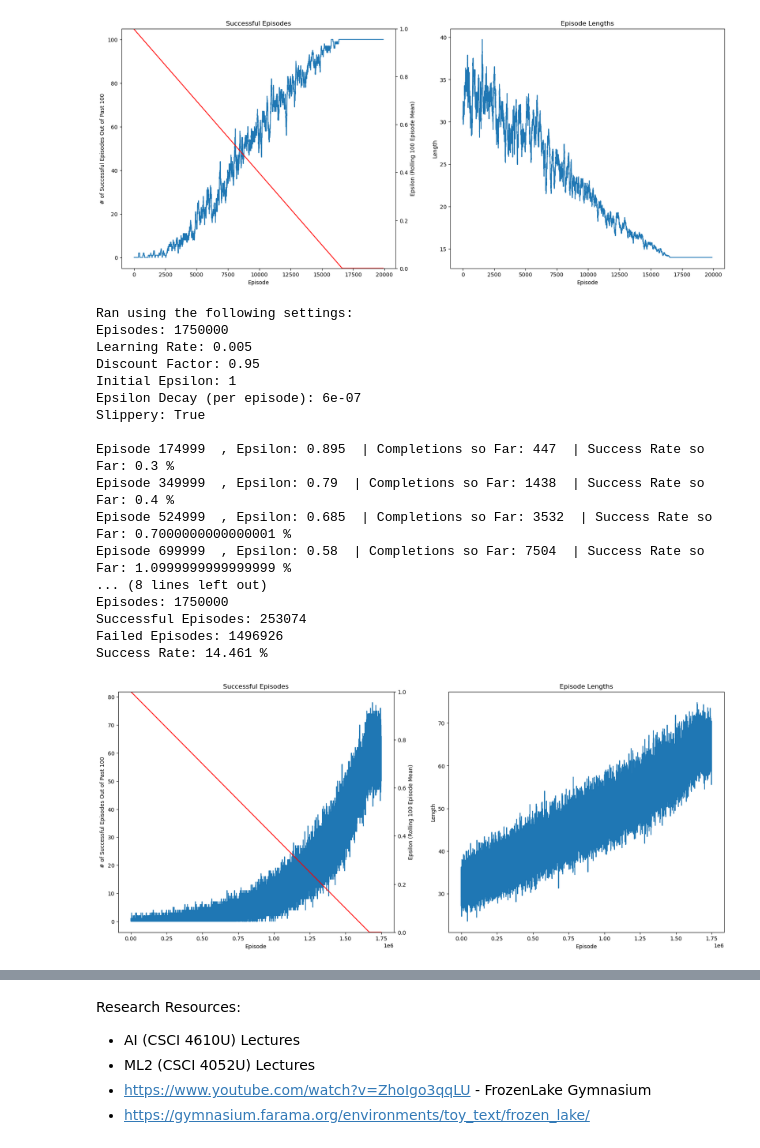
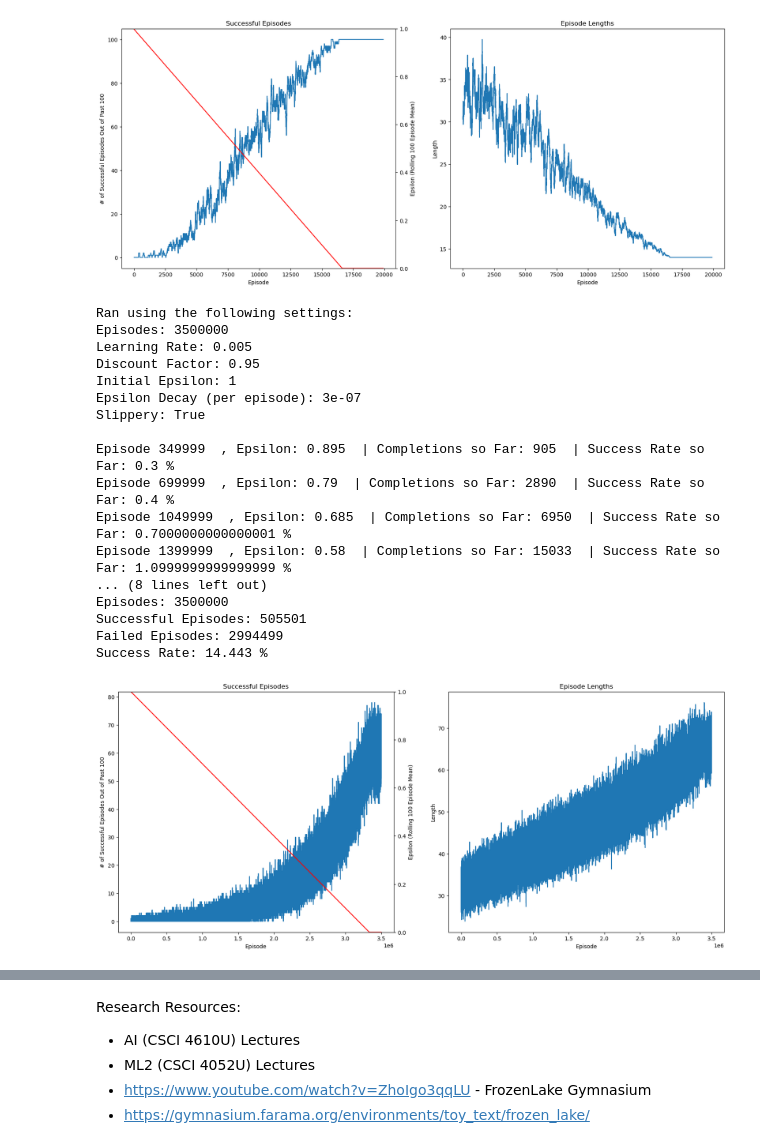
Before and after one commit to adadamc/ML2_RL_Exam, a Jupyter notebook: RL_FrozenLake.ipynb, the cells around one changed output, grey strips where cells are left out. Cells and saved outputs as stored; diff of their text form; code cells hidden in the pictures.

```diff
--- a/RL_FrozenLake.ipynb
+++ b/RL_FrozenLake.ipynb
@@ -166,23 +167,23 @@ Success Rate: 54.22 %
 [figure]
 # %%
 # Slippery = True
-run_episodes(1750000, epsilon_change=0.0000006, slippery=True, learning_rate=0.005)
+run_episodes(3500000, epsilon_change=0.0000003, slippery=True, learning_rate=0.005)
 # %% [output]
 Ran using the following settings:
-Episodes: 1750000
+Episodes: 3500000
 Learning Rate: 0.005
 Discount Factor: 0.95
 Initial Epsilon: 1
-Epsilon Decay (per episode): 6e-07
+Epsilon Decay (per episode): 3e-07
 Slippery: True
 
-Episode 174999  , Epsilon: 0.895  | Completions so Far: 447  | Success Rate so Far: 0.3 %
-Episode 349999  , Epsilon: 0.79  | Completions so Far: 1438  | Success Rate so Far: 0.4 %
-Episode 524999  , Epsilon: 0.685  | Completions so Far: 3532  | Success Rate so Far: 0.7000000000000001 %
-Episode 699999  , Epsilon: 0.58  | Completions so Far: 7504  | Success Rate so Far: 1.0999999999999999 %
+Episode 349999  , Epsilon: 0.895  | Completions so Far: 905  | Success Rate so Far: 0.3 %
+Episode 699999  , Epsilon: 0.79  | Completions so Far: 2890  | Success Rate so Far: 0.4 %
+Episode 1049999  , Epsilon: 0.685  | Completions so Far: 6950  | Success Rate so Far: 0.7000000000000001 %
+Episode 1399999  , Epsilon: 0.58  | Completions so Far: 15033  | Success Rate so Far: 1.0999999999999999 %
 ... (8 lines left out)
-Episodes: 1750000
-Successful Episodes: 253074
-Failed Episodes: 1496926
-Success Rate: 14.461 %
+Episodes: 3500000
+Successful Episodes: 505501
+Failed Episodes: 2994499
+Success Rate: 14.443 %
-[figure, old version]
+[figure, new version]
```
Also changed, not shown: parts of 33 cells of this notebook, 1 other file.
